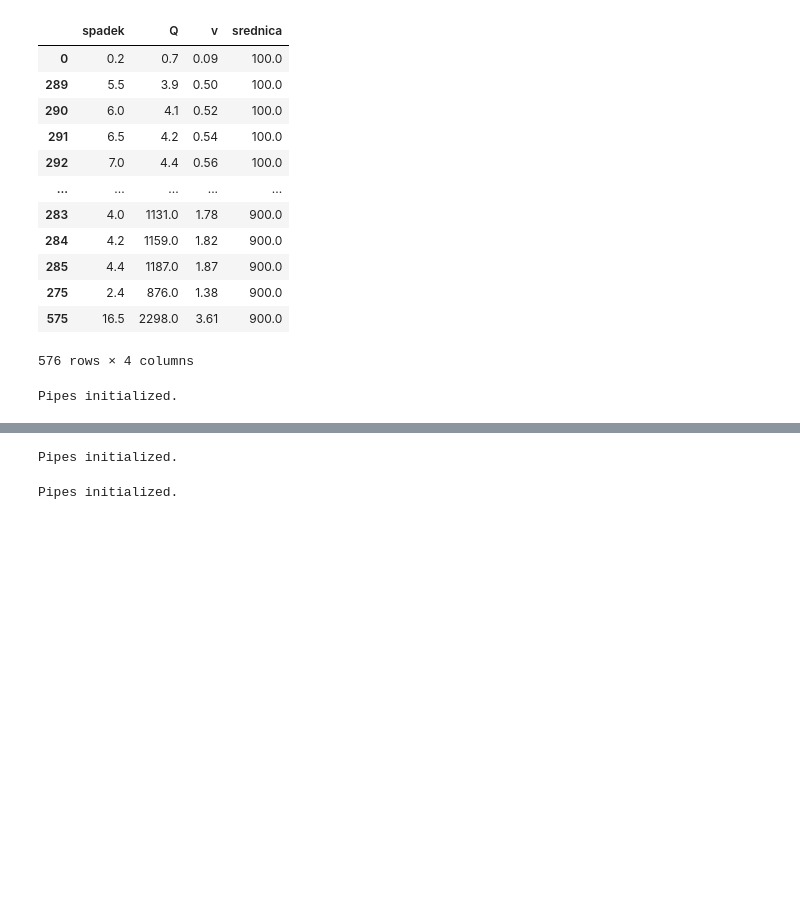
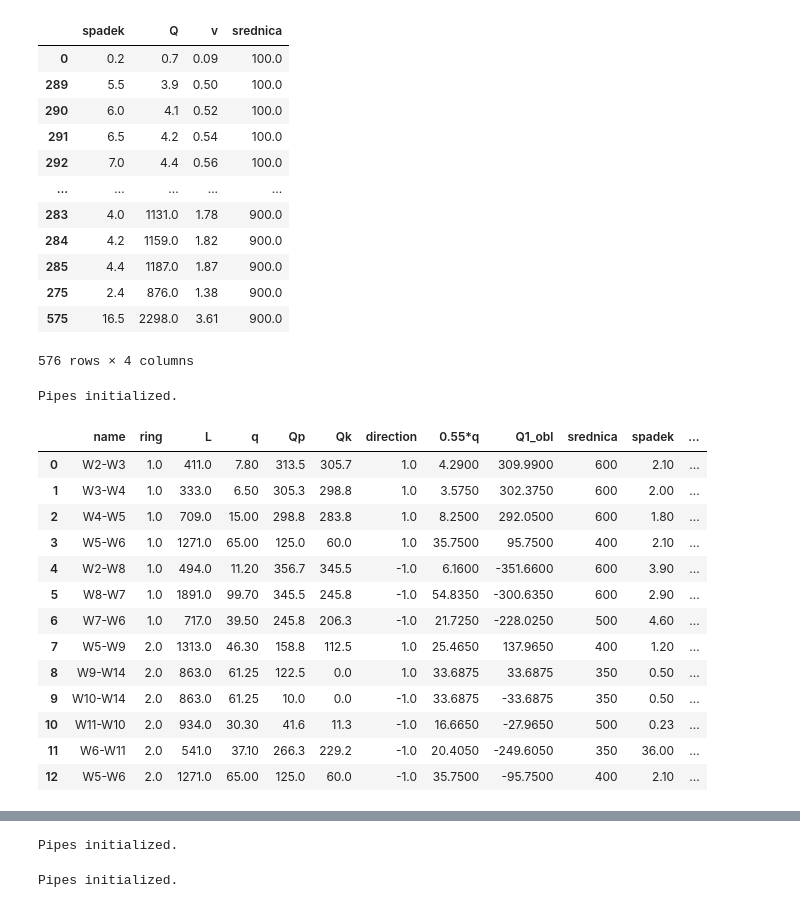
Before and after one commit to koraldek/Waterworks, a Jupyter notebook: Wodociagi.ipynb, the cells around one changed output, grey strips where cells are left out. Cells and saved outputs as stored; diff of their text form; code cells hidden in the pictures; blank space fills up the shorter version.

```diff
--- a/Wodociagi.ipynb
+++ b/Wodociagi.ipynb
@@ -323,2 +311,19 @@ pipes = initPipes()
 # %% [output]
 Pipes initialized.
+# %%
+pipes[0]
+# %% [output]
+|  | name | ring | L | q | Qp | Qk | direction | 0.55*q | Q1_obl | srednica | spadek | ... |
+| 0 | W2-W3 | 1.0 | 411.0 | 7.80 | 313.5 | 305.7 | 1.0 | 4.2900 | 309.9900 | 600 | 2.10 | ... |
+| 1 | W3-W4 | 1.0 | 333.0 | 6.50 | 305.3 | 298.8 | 1.0 | 3.5750 | 302.3750 | 600 | 2.00 | ... |
+| 2 | W4-W5 | 1.0 | 709.0 | 15.00 | 298.8 | 283.8 | 1.0 | 8.2500 | 292.0500 | 600 | 1.80 | ... |
+| 3 | W5-W6 | 1.0 | 1271.0 | 65.00 | 125.0 | 60.0 | 1.0 | 35.7500 | 95.7500 | 400 | 2.10 | ... |
+| 4 | W2-W8 | 1.0 | 494.0 | 11.20 | 356.7 | 345.5 | -1.0 | 6.1600 | -351.6600 | 600 | 3.90 | ... |
+| 5 | W8-W7 | 1.0 | 1891.0 | 99.70 | 345.5 | 245.8 | -1.0 | 54.8350 | -300.6350 | 600 | 2.90 | ... |
+| 6 | W7-W6 | 1.0 | 717.0 | 39.50 | 245.8 | 206.3 | -1.0 | 21.7250 | -228.0250 | 500 | 4.60 | ... |
+| 7 | W5-W9 | 2.0 | 1313.0 | 46.30 | 158.8 | 112.5 | 1.0 | 25.4650 | 137.9650 | 400 | 1.20 | ... |
+| 8 | W9-W14 | 2.0 | 863.0 | 61.25 | 122.5 | 0.0 | 1.0 | 33.6875 | 33.6875 | 350 | 0.50 | ... |
+| 9 | W10-W14 | 2.0 | 863.0 | 61.25 | 10.0 | 0.0 | -1.0 | 33.6875 | -33.6875 | 350 | 0.50 | ... |
+| 10 | W11-W10 | 2.0 | 934.0 | 30.30 | 41.6 | 11.3 | -1.0 | 16.6650 | -27.9650 | 500 | 0.23 | ... |
+| 11 | W6-W11 | 2.0 | 541.0 | 37.10 | 266.3 | 229.2 | -1.0 | 20.4050 | -249.6050 | 350 | 36.00 | ... |
+| 12 | W5-W6 | 2.0 | 1271.0 | 65.00 | 125.0 | 60.0 | -1.0 | 35.7500 | -95.7500 | 400 | 2.10 | ... |
```
Also changed, not shown: parts of 17 cells of this notebook.
